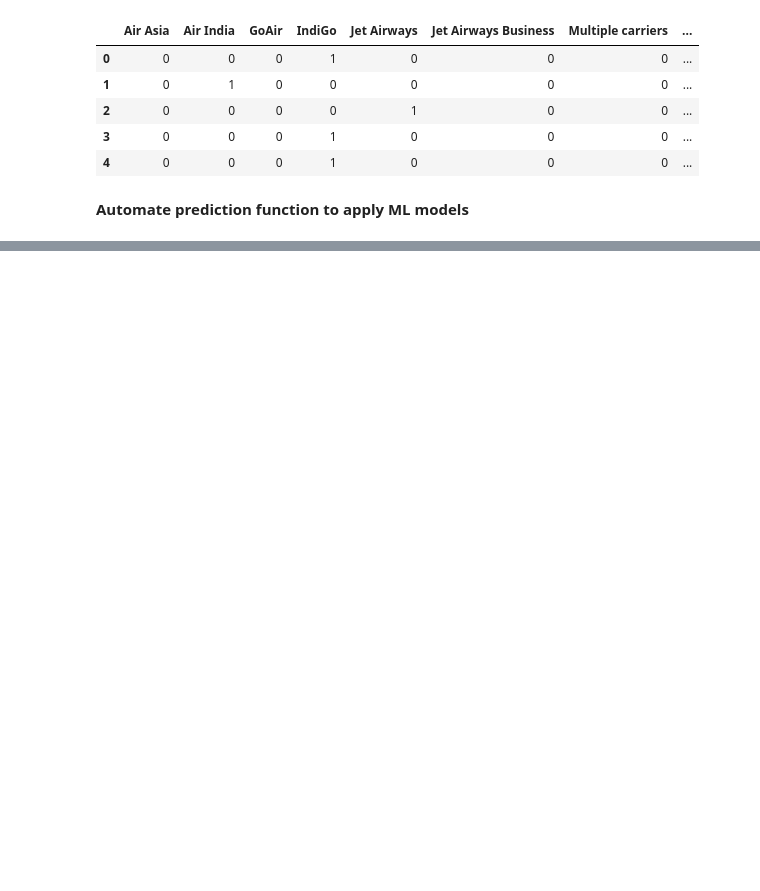
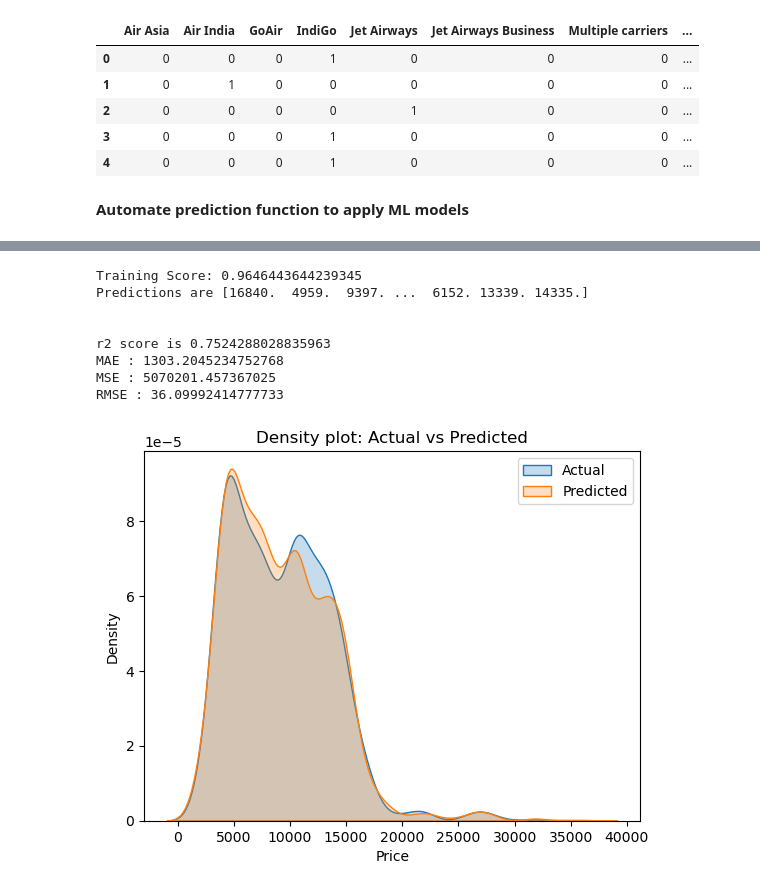
Before and after one commit to ADIBASHARIF23/Predict-Fare-of-Airlines-Tickets-, a Jupyter notebook: Code File.ipynb, the cells around one changed output, grey strips where cells are left out. Cells and saved outputs as stored; diff of their text form; code cells hidden in the pictures; blank space fills up the shorter version.

```diff
--- a/Code File.ipynb
+++ b/Code File.ipynb
@@ -808,0 +824,13 @@ RMSE : 34.077243631583805
+# %%
+from sklearn.tree import DecisionTreeRegressor
+predict(DecisionTreeRegressor(),0)
+# %% [output]
+Training Score: 0.9646443644239345
+Predictions are [16840.  4959.  9397. ...  6152. 13339. 14335.]
+
+
+r2 score is 0.7524288028835963
+MAE : 1303.2045234752768
+MSE : 5070201.457367025
+RMSE : 36.09992414777733
+[figure, added]
```
Also changed, not shown: parts of 25 cells of this notebook, 2 other files.
